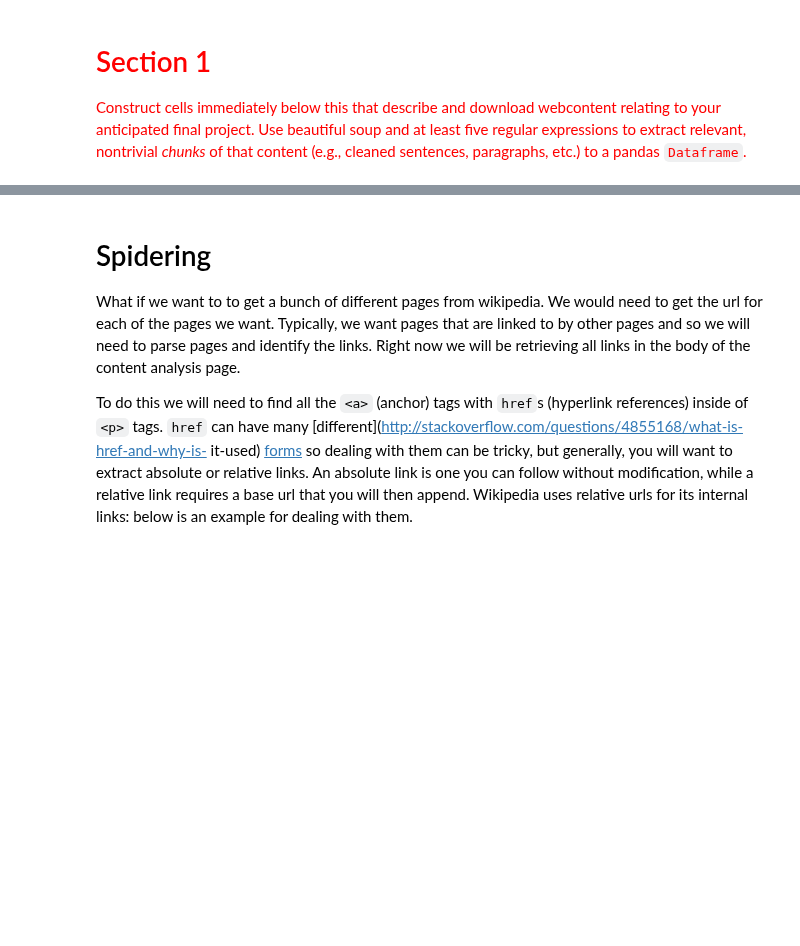
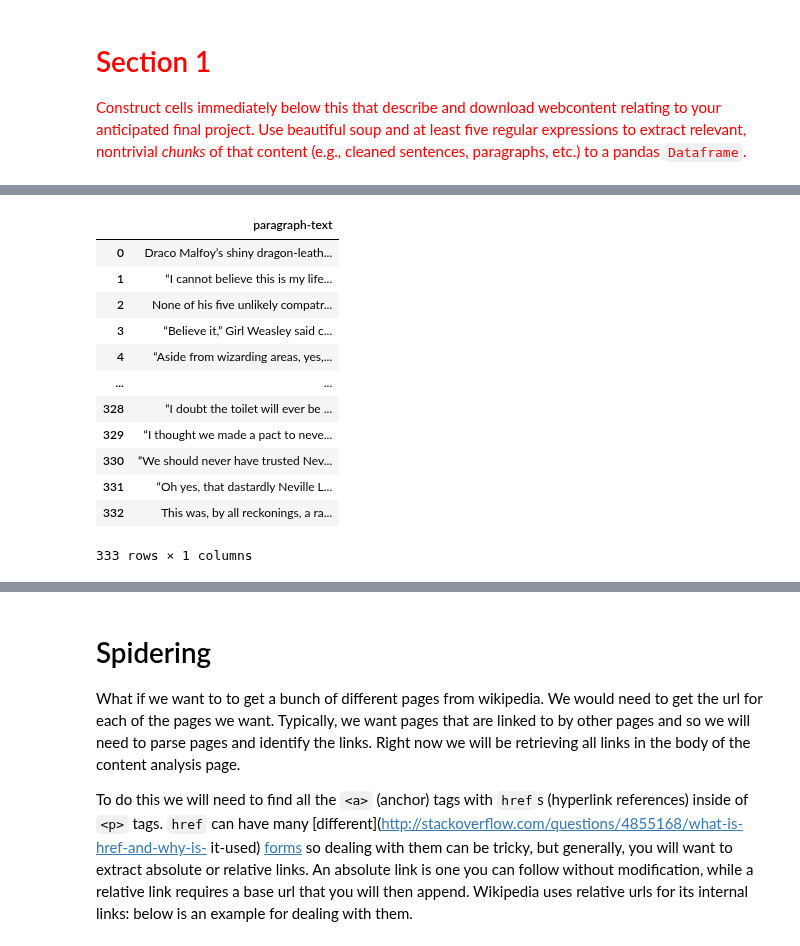
Before and after one commit to Computational-Content-Analysis-2020/Content-Analysis-2020, a Jupyter notebook: week-1/1-intro.ipynb, the cells around one changed output, grey strips where cells are left out. Cells and saved outputs as stored; diff of their text form; code cells hidden in the pictures; blank space fills up the shorter version.

```diff
--- a/week-1/1-intro.ipynb
+++ b/week-1/1-intro.ipynb
@@ -173,0 +266,28 @@ the [re docs](https://docs.python.org/3/library/re.html) there is also a short
+# %%
+# parse chapter paragraphs
+chapter=fanficSoup.find(role="article")
+paragraphs=[]
+for paragraph in chapter.find_all("p"):
+    # clean paragraph seperator with symbol "*"
+    paragraph_clean=re.sub('[*]',"", paragraph.get_text())
+    if len(paragraph_clean)>0:
+        paragraphs.append(paragraph_clean)
+
+#convert to a DataFrame
+paragraph_df = pandas.DataFrame({'paragraph-text' : paragraphs})
+# %%
+paragraph_df
+# %% [output]
+|  | paragraph-text |
+| 0 | Draco Malfoy’s shiny dragon-leath... |
+| 1 | “I cannot believe this is my life... |
+| 2 | None of his five unlikely compatr... |
+| 3 | “Believe it,” Girl Weasley said c... |
+| 4 | “Aside from wizarding areas, yes,... |
+| ... | ... |
+| 328 | “I doubt the toilet will ever be ... |
+| 329 | “I thought we made a pact to neve... |
+| 330 | “We should never have trusted Nev... |
+| 331 | “Oh yes, that dastardly Neville L... |
+| 332 | This was, by all reckonings, a ra... |
+333 rows × 1 columns
```
Also changed, not shown: parts of 41 cells of this notebook, 4 other files.
